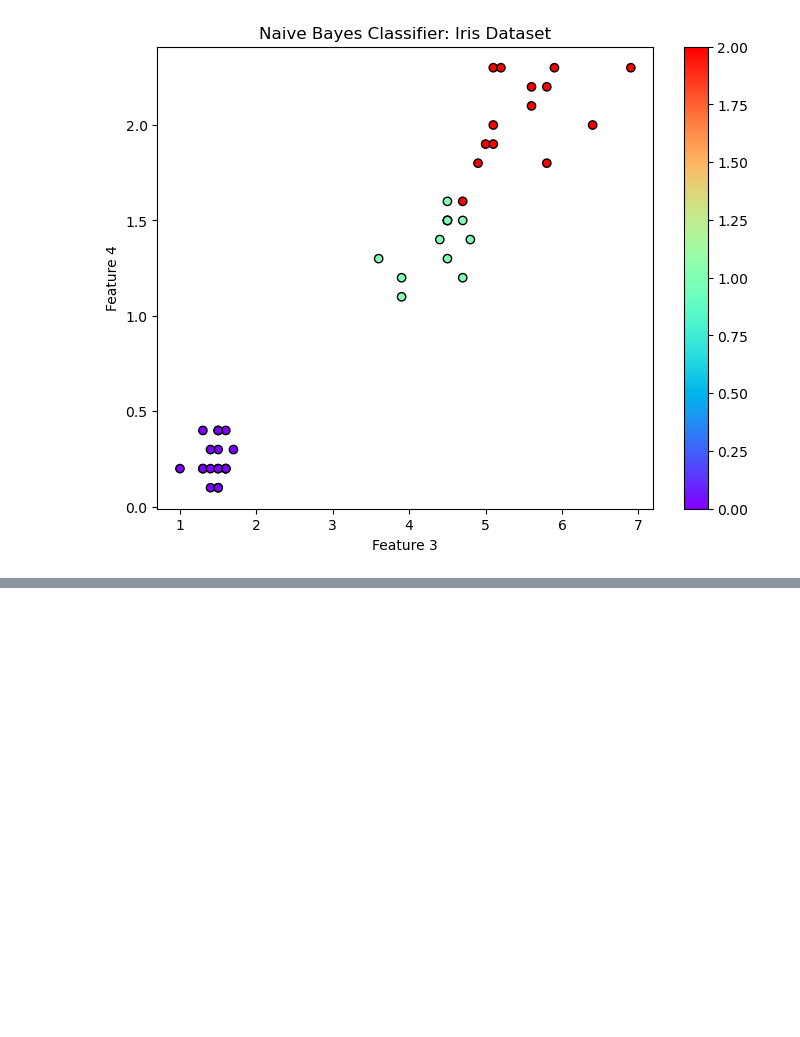
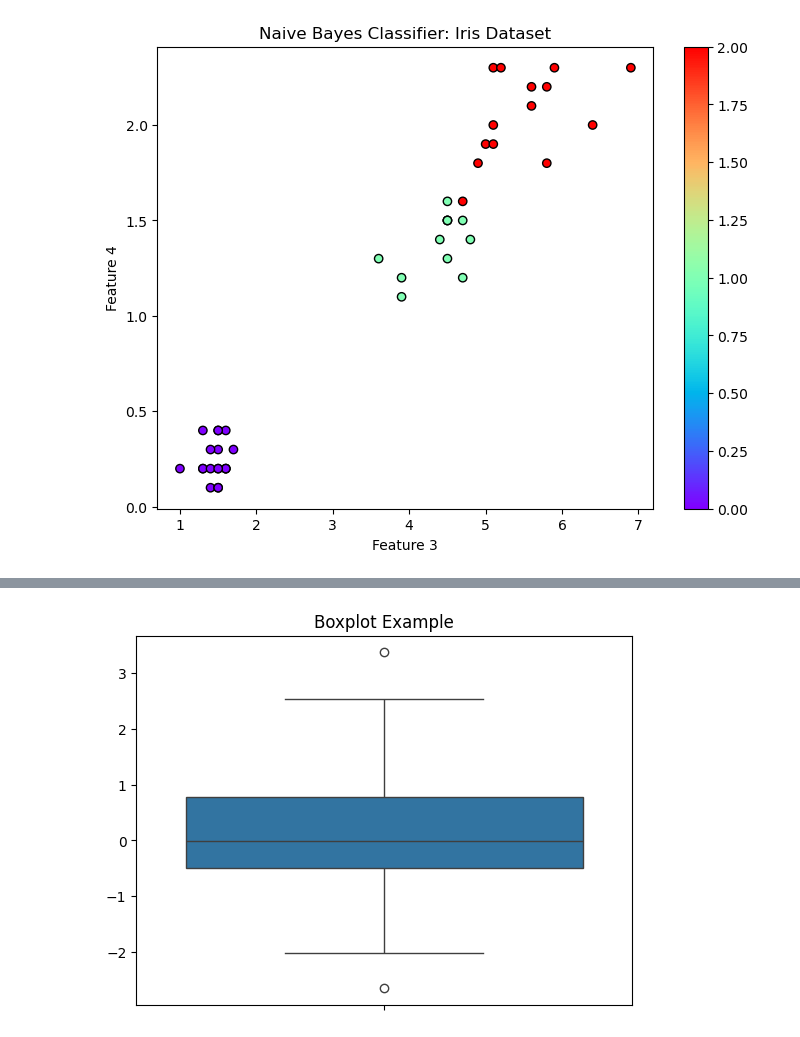
Before and after one commit to IsaraponPrasertstid/ML-code1, a Jupyter notebook: worksheet2.ipynb, the cells around one changed output, grey strips where cells are left out. Drawn from its saved outputs; the diff is of its cells as text; code cells hidden in the pictures; blank space fills up the shorter version.

```diff
--- a/worksheet2.ipynb
+++ b/worksheet2.ipynb
@@ -816,0 +984,18 @@ plt.show()
+# %%
+import matplotlib.pyplot as plt
+import seaborn as sns
+import numpy as np
+
+# Sample data (for illustration purposes)
+data = np.random.randn(100)  # Generate 100 random numbers from a normal distribution
+
+# Create a boxplot using seaborn
+sns.boxplot(data=data)
+
+# Add a title
+plt.title('Boxplot Example')
+
+# Show the plot
+plt.show()
+# %% [output]
+[figure, added]
```
Also changed, not shown: parts of 25 cells of this notebook.
